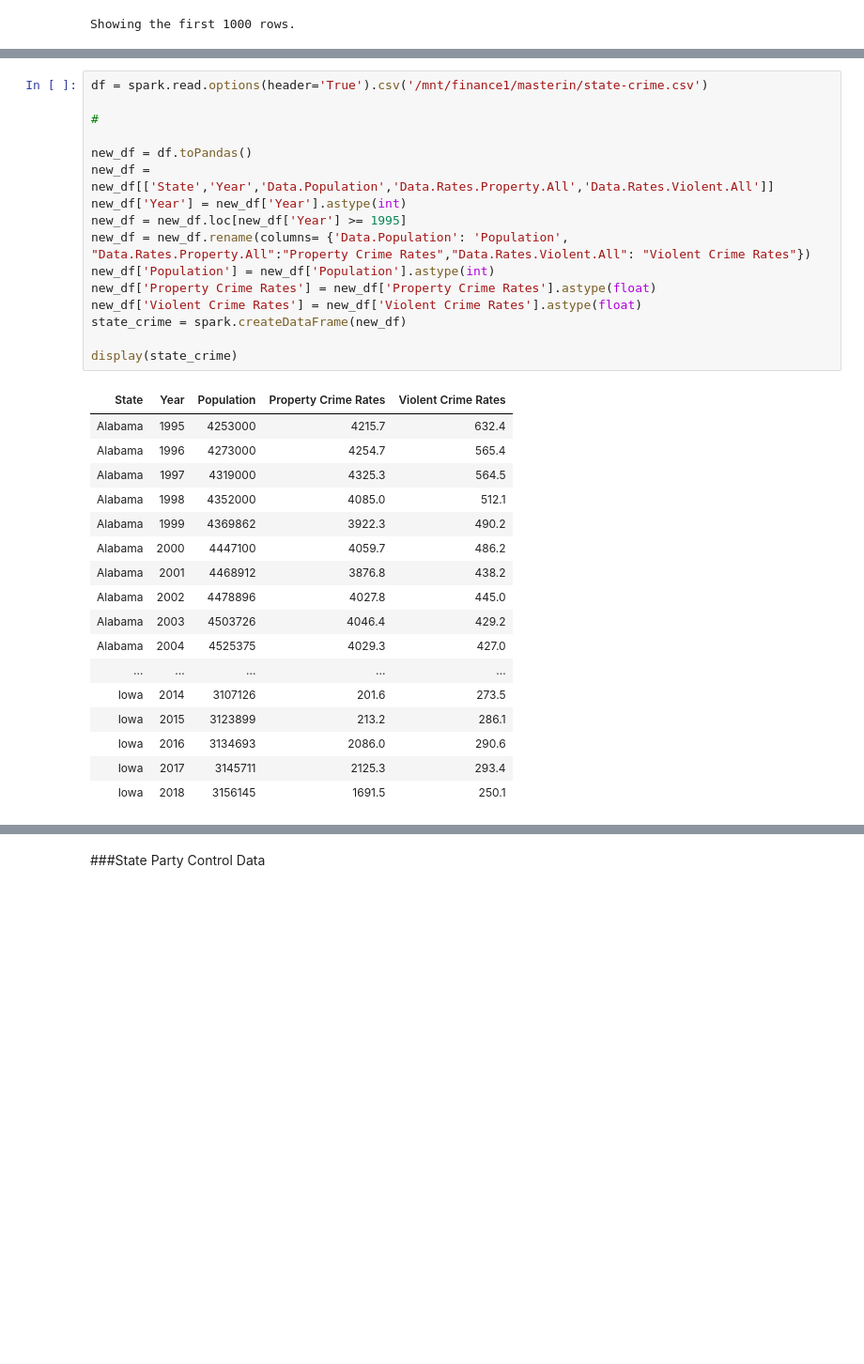
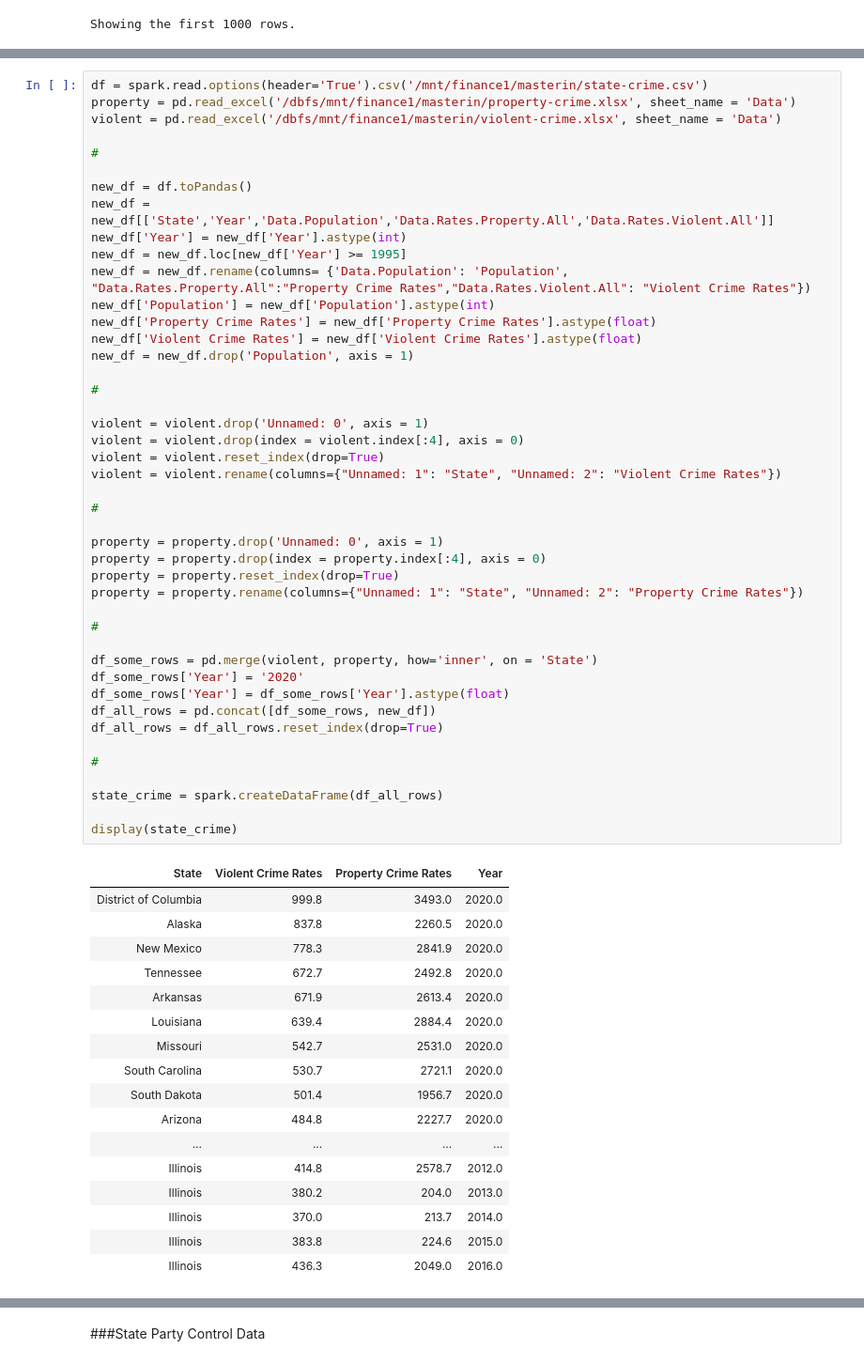
Before and after one commit to bethvanderhoek/finance-capstone, a Jupyter notebook: code/master-cleaning-databrick.ipynb, the cells around one changed output, grey strips where cells are left out. Shown at 94% size. Saved outputs shown, nothing was run; the diff lists cells and outputs as text; blank space fills up the shorter version.

```diff
--- a/code/master-cleaning-databrick.ipynb
+++ b/code/master-cleaning-databrick.ipynb
@@ -316,38 +338,66 @@ Showing the first 1000 rows.
 - Rates are per 100,000 People
 # %%
 df = spark.read.options(header='True').csv('/mnt/finance1/masterin/state-crime.csv')
+property = pd.read_excel('/dbfs/mnt/finance1/masterin/property-crime.xlsx', sheet_name = 'Data')
+violent = pd.read_excel('/dbfs/mnt/finance1/masterin/violent-crime.xlsx', sheet_name = 'Data')
 
 #
 
 new_df = df.toPandas()
 new_df = new_df[['State','Year','Data.Population','Data.Rates.Property.All','Data.Rates.Violent.All']]
 new_df['Year'] = new_df['Year'].astype(int)
 new_df = new_df.loc[new_df['Year'] >= 1995]
 new_df = new_df.rename(columns= {'Data.Population': 'Population', "Data.Rates.Property.All":"Property Crime Rates","Data.Rates.Violent.All": "Violent Crime Rates"})
 new_df['Population'] = new_df['Population'].astype(int)
 new_df['Property Crime Rates'] = new_df['Property Crime Rates'].astype(float)
 new_df['Violent Crime Rates'] = new_df['Violent Crime Rates'].astype(float)
-state_crime = spark.createDataFrame(new_df)
+new_df = new_df.drop('Population', axis = 1)
+
+#
+
+violent = violent.drop('Unnamed: 0', axis = 1)
+violent = violent.drop(index = violent.index[:4], axis = 0)
+violent = violent.reset_index(drop=True)
+violent = violent.rename(columns={"Unnamed: 1": "State", "Unnamed: 2": "Violent Crime Rates"})
+
+#
+
+property = property.drop('Unnamed: 0', axis = 1)
+property = property.drop(index = property.index[:4], axis = 0)
+property = property.reset_index(drop=True)
+property = property.rename(columns={"Unnamed: 1": "State", "Unnamed: 2": "Property Crime Rates"})
+
+#
+
+df_some_rows = pd.merge(violent, property, how='inner', on = 'State')
+df_some_rows['Year'] = '2020'
+df_some_rows['Year'] = df_some_rows['Year'].astype(float)
+df_all_rows = pd.concat([df_some_rows, new_df])
+df_all_rows = df_all_rows.reset_index(drop=True)
+
+#
+
+state_crime = spark.createDataFrame(df_all_rows)
 
 display(state_crime)
 # %% [output]
-| State | Year | Population | Property Crime Rates | Violent Crime Rates |
-| Alabama | 1995 | 4253000 | 4215.7 | 632.4 |
-| Alabama | 1996 | 4273000 | 4254.7 | 565.4 |
-| Alabama | 1997 | 4319000 | 4325.3 | 564.5 |
-| Alabama | 1998 | 4352000 | 4085.0 | 512.1 |
-| Alabama | 1999 | 4369862 | 3922.3 | 490.2 |
-| Alabama | 2000 | 4447100 | 4059.7 | 486.2 |
-| Alabama | 2001 | 4468912 | 3876.8 | 438.2 |
-| Alabama | 2002 | 4478896 | 4027.8 | 445.0 |
-| Alabama | 2003 | 4503726 | 4046.4 | 429.2 |
-| Alabama | 2004 | 4525375 | 4029.3 | 427.0 |
-| ... | ... | ... | ... | ... |
-| Iowa | 2014 | 3107126 | 201.6 | 273.5 |
-| Iowa | 2015 | 3123899 | 213.2 | 286.1 |
-| Iowa | 2016 | 3134693 | 2086.0 | 290.6 |
-| Iowa | 2017 | 3145711 | 2125.3 | 293.4 |
-| Iowa | 2018 | 3156145 | 1691.5 | 250.1 |
+| State | Violent Crime Rates | Property Crime Rates | Year |
+| District of Columbia | 999.8 | 3493.0 | 2020.0 |
+| Alaska | 837.8 | 2260.5 | 2020.0 |
+| New Mexico | 778.3 | 2841.9 | 2020.0 |
+| Tennessee | 672.7 | 2492.8 | 2020.0 |
+| Arkansas | 671.9 | 2613.4 | 2020.0 |
+| Louisiana | 639.4 | 2884.4 | 2020.0 |
+| Missouri | 542.7 | 2531.0 | 2020.0 |
+| South Carolina | 530.7 | 2721.1 | 2020.0 |
+| South Dakota | 501.4 | 1956.7 | 2020.0 |
+| Arizona | 484.8 | 2227.7 | 2020.0 |
+| ... | ... | ... | ... |
+| Illinois | 414.8 | 2578.7 | 2012.0 |
+| Illinois | 380.2 | 204.0 | 2013.0 |
+| Illinois | 370.0 | 213.7 | 2014.0 |
+| Illinois | 383.8 | 224.6 | 2015.0 |
+| Illinois | 436.3 | 2049.0 | 2016.0 |
 Showing the first 1000 rows.
 # %% [markdown]
 ###State Unemployment Data
```
Also changed, not shown: parts of 9 cells of this notebook.
